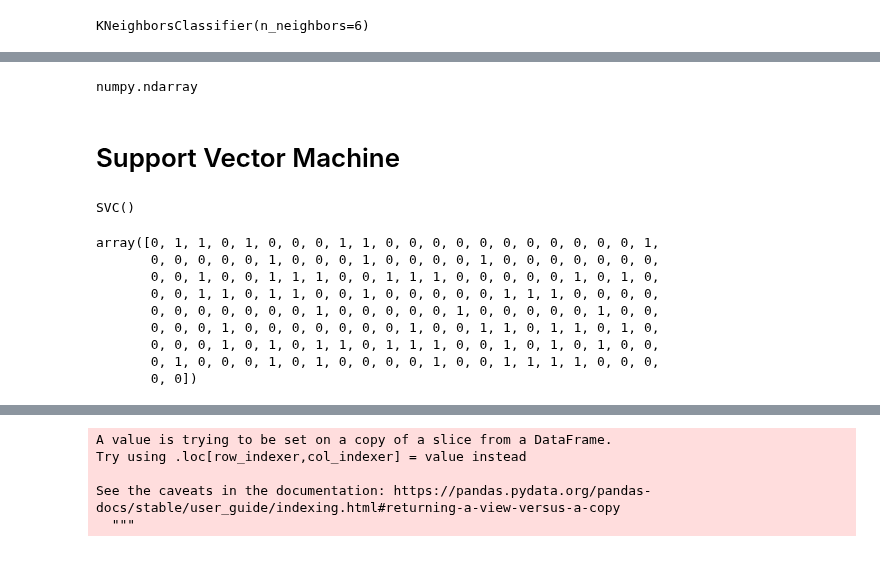
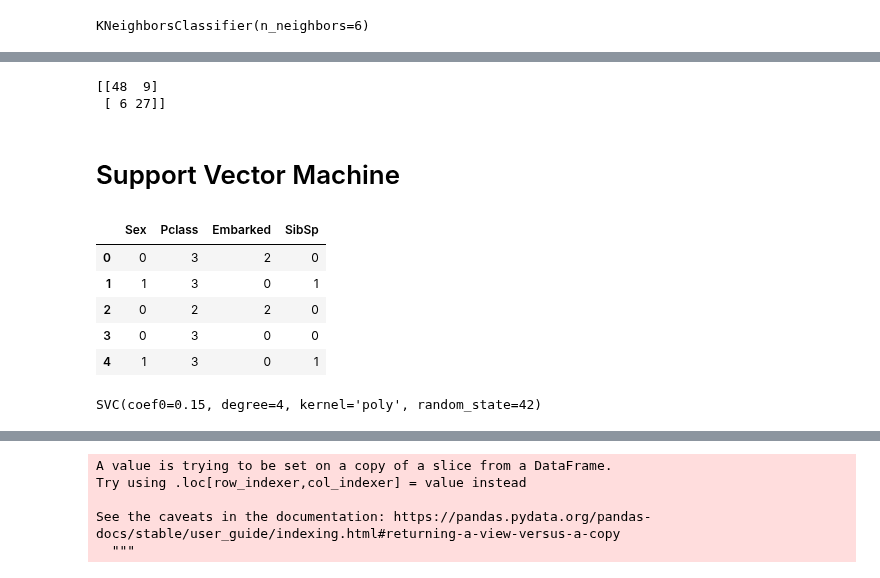
Before and after one commit to IonaSantana/Artificial-Intelligence, a Jupyter notebook: Projects/Classicos/Titanic/Titanic_Survive.ipynb, the cells around one changed output, grey strips where cells are left out. Saved outputs shown, nothing was run; the diff lists cells and outputs as text; code cells hidden in the pictures.

```diff
--- a/Projects/Classicos/Titanic/Titanic_Survive.ipynb
+++ b/Projects/Classicos/Titanic/Titanic_Survive.ipynb
@@ -129,5 +132,5 @@ from sklearn import metrics
 # %%
 # X_train, X_test, y_train, y_test = train_test_split(people[['Sex', 'SibSp', 'Parch']], people['Survived'], test_size=0.2, random_state=3)
 # %%
-colunas_escolhidas = ['Pclass', 'Sex','Embarked'] #[ 'Sex', 'SibSp', 'Parch']
+colunas_escolhidas = [ 'Sex','Pclass', 'Embarked', 'SibSp']#['Pclass', 'Sex','Embarked'] #[ 'Sex', 'SibSp', 'Parch']
 # %%
@@ -161,7 +164,8 @@ Cabin          327
 Embarked         0
 dtype: int64
 # %%
-resp = resp.drop(['Age', 'Cabin'], axis = 1)
+# resp = resp.drop(['Age', 'Cabin'], axis = 1)
+resp = resp.drop(['Cabin'], axis = 1)
 # %%
 resp = pre_process(resp)
 # %% [markdown]
@@ -245,32 +248,32 @@ KNN F1-score: 0.80
-# %%
-type(knn_yhat)
-# %% [output]
-numpy.ndarray
+# %%
+from sklearn.metrics import confusion_matrix
+print(confusion_matrix(knn_yhat, y_test))
+# %% [output]
+[[48  9]
+ [ 6 27]]
 # %%
 y_resp_knn = kNN_model.predict(resp)
 # %%
 csv(y_resp_knn,y_resp, 'knn.csv')
 # %% [markdown]
 # Support Vector Machine
+# %%
+resp.head()
+# %% [output]
+|  | Sex | Pclass | Embarked | SibSp |
+| 0 | 0 | 3 | 2 | 0 |
+| 1 | 1 | 3 | 0 | 1 |
+| 2 | 0 | 2 | 2 | 0 |
+| 3 | 0 | 3 | 0 | 0 |
+| 4 | 1 | 3 | 0 | 1 |
 # %%
 from sklearn import svm
-SVM_model = svm.SVC()
+SVM_model = svm.SVC(kernel = 'poly', degree=4, random_state = 42,coef0=0.15)
 SVM_model.fit(X_train, y_train)
 # %% [output]
-SVC()
+SVC(coef0=0.15, degree=4, kernel='poly', random_state=42)
 # %%
 yhat = SVM_model.predict(X_test)
-yhat
-# %% [output]
-array([0, 1, 1, 0, 1, 0, 0, 0, 1, 1, 0, 0, 0, 0, 0, 0, 0, 0, 0, 0, 0, 1,
-       0, 0, 0, 0, 0, 1, 0, 0, 0, 1, 0, 0, 0, 0, 1, 0, 0, 0, 0, 0, 0, 0,
-       0, 0, 1, 0, 0, 1, 1, 1, 0, 0, 1, 1, 1, 0, 0, 0, 0, 0, 1, 0, 1, 0,
-       0, 0, 1, 1, 0, 1, 1, 0, 0, 1, 0, 0, 0, 0, 0, 1, 1, 1, 0, 0, 0, 0,
-       0, 0, 0, 0, 0, 0, 0, 1, 0, 0, 0, 0, 0, 1, 0, 0, 0, 0, 0, 1, 0, 0,
-       0, 0, 0, 1, 0, 0, 0, 0, 0, 0, 0, 1, 0, 0, 1, 1, 0, 1, 1, 0, 1, 0,
-       0, 0, 0, 1, 0, 1, 0, 1, 1, 0, 1, 1, 1, 0, 0, 1, 0, 1, 0, 1, 0, 0,
-       0, 1, 0, 0, 0, 1, 0, 1, 0, 0, 0, 0, 1, 0, 0, 1, 1, 1, 1, 0, 0, 0,
-       0, 0])
 # %%
 SVM_yhat = SVM_model.predict(X_test)
 print("SVM F1-score: %.2f" % f1_score(y_test, yhat, average='weighted') )
```
Also changed, not shown: parts of 28 cells of this notebook.
